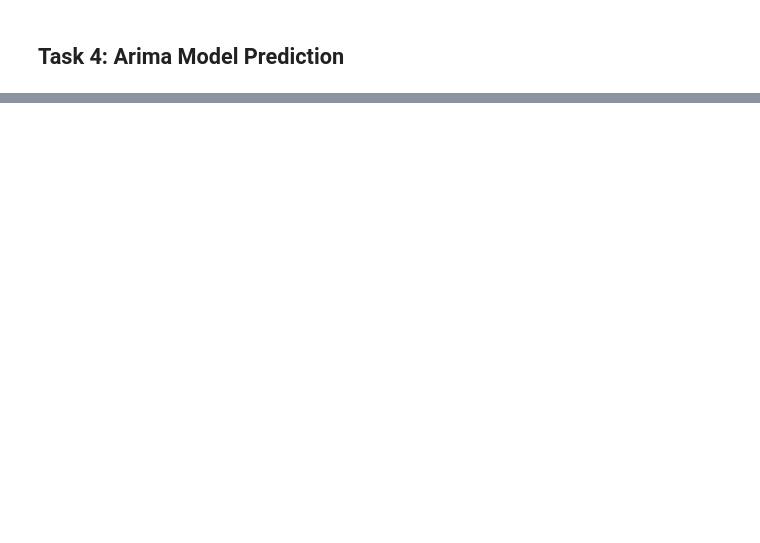
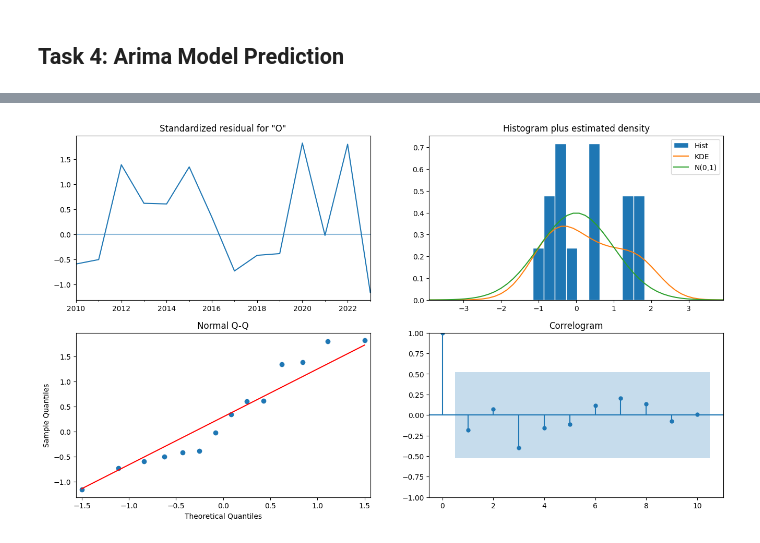
Before and after one commit to leeglb/HomeSurveillance-Project, a Jupyter notebook: crimeratemodel.ipynb, the cells around one changed output, grey strips where cells are left out. Drawn from its saved outputs; the diff is of its cells as text; code cells hidden in the pictures; blank space fills up the shorter version.

```diff
--- a/crimeratemodel.ipynb
+++ b/crimeratemodel.ipynb
@@ -290,0 +226,3 @@ KeyError: 'Year'
+# %%
+arima_0_2_1_harmful = ARIMA(harmful_data, order=(0, 2, 1)).fit()
+print(arima_0_2_1_harmful.summary())
@@ -290,0 +247,5 @@ KeyError: 'Year'
+# %%
+fig = plt.figure(figsize=(16,9))
+fig = arima_0_2_1_harmful.plot_diagnostics(fig=fig)
+# %% [output]
+[figure, added]
```
Also changed, not shown: parts of 24 cells of this notebook.
